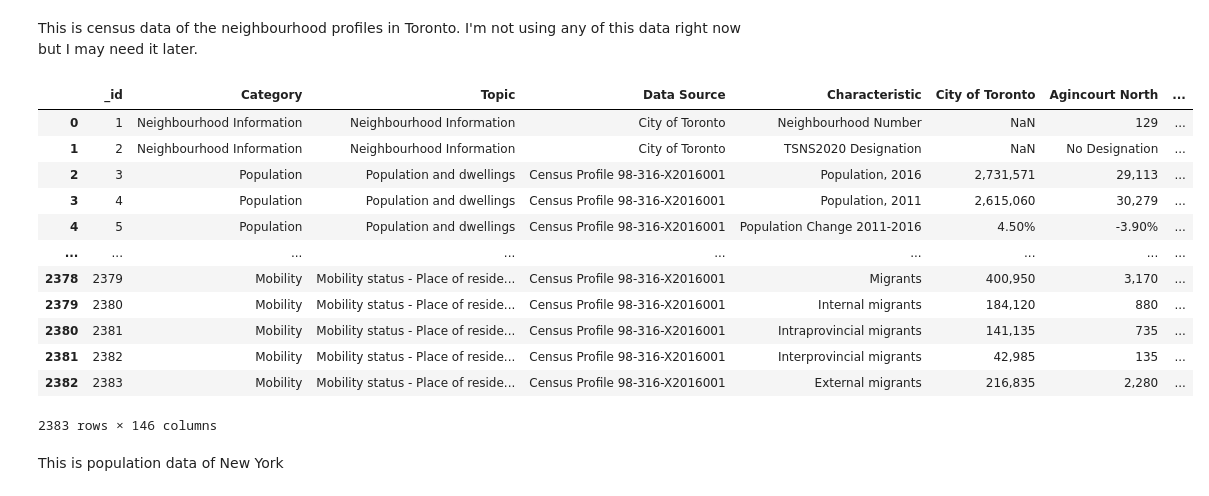
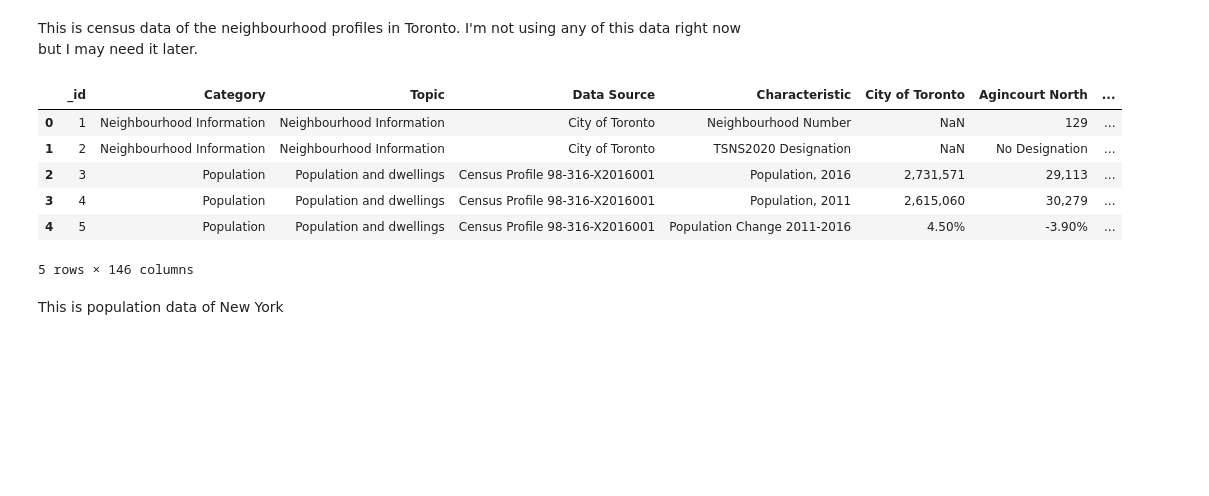
Before and after one commit to Jo-Sundaram/Coursera_Capstone, a Jupyter notebook: Capstone Dummy Notebook.ipynb, the cells around one changed output. Drawn from its saved outputs; the diff is of its cells as text; code cells hidden in the pictures; blank space fills up the shorter version.

```diff
--- a/Capstone Dummy Notebook.ipynb
+++ b/Capstone Dummy Notebook.ipynb
@@ -38,21 +45,15 @@ This is census data of the neighbourhood profiles in Toronto. I'm not using any
 # %%
 url = 'https://ckan0.cf.opendata.inter.prod-toronto.ca/download_resource/ef0239b1-832b-4d0b-a1f3-4153e53b189e?format=csv'
 tor_data = pd.read_csv(url)
-tor_data
+tor_data.head()
 # %% [output]
 |  | _id | Category | Topic | Data Source | Characteristic | City of Toronto | Agincourt North | ... |
 | 0 | 1 | Neighbourhood Information | Neighbourhood Information | City of Toronto | Neighbourhood Number | NaN | 129 | ... |
 | 1 | 2 | Neighbourhood Information | Neighbourhood Information | City of Toronto | TSNS2020 Designation | NaN | No Designation | ... |
 | 2 | 3 | Population | Population and dwellings | Census Profile 98-316-X2016001 | Population, 2016 | 2,731,571 | 29,113 | ... |
 | 3 | 4 | Population | Population and dwellings | Census Profile 98-316-X2016001 | Population, 2011 | 2,615,060 | 30,279 | ... |
 | 4 | 5 | Population | Population and dwellings | Census Profile 98-316-X2016001 | Population Change 2011-2016 | 4.50% | -3.90% | ... |
-| ... | ... | ... | ... | ... | ... | ... | ... | ... |
-| 2378 | 2379 | Mobility | Mobility status - Place of reside... | Census Profile 98-316-X2016001 | Migrants | 400,950 | 3,170 | ... |
-| 2379 | 2380 | Mobility | Mobility status - Place of reside... | Census Profile 98-316-X2016001 | Internal migrants | 184,120 | 880 | ... |
-| 2380 | 2381 | Mobility | Mobility status - Place of reside... | Census Profile 98-316-X2016001 | Intraprovincial migrants | 141,135 | 735 | ... |
-| 2381 | 2382 | Mobility | Mobility status - Place of reside... | Census Profile 98-316-X2016001 | Interprovincial migrants | 42,985 | 135 | ... |
-| 2382 | 2383 | Mobility | Mobility status - Place of reside... | Census Profile 98-316-X2016001 | External migrants | 216,835 | 2,280 | ... |
-2383 rows × 146 columns
+5 rows × 146 columns
 # %% [markdown]
 This is population data of New York
 # %%
```
Also changed, not shown: parts of 69 cells of this notebook.
